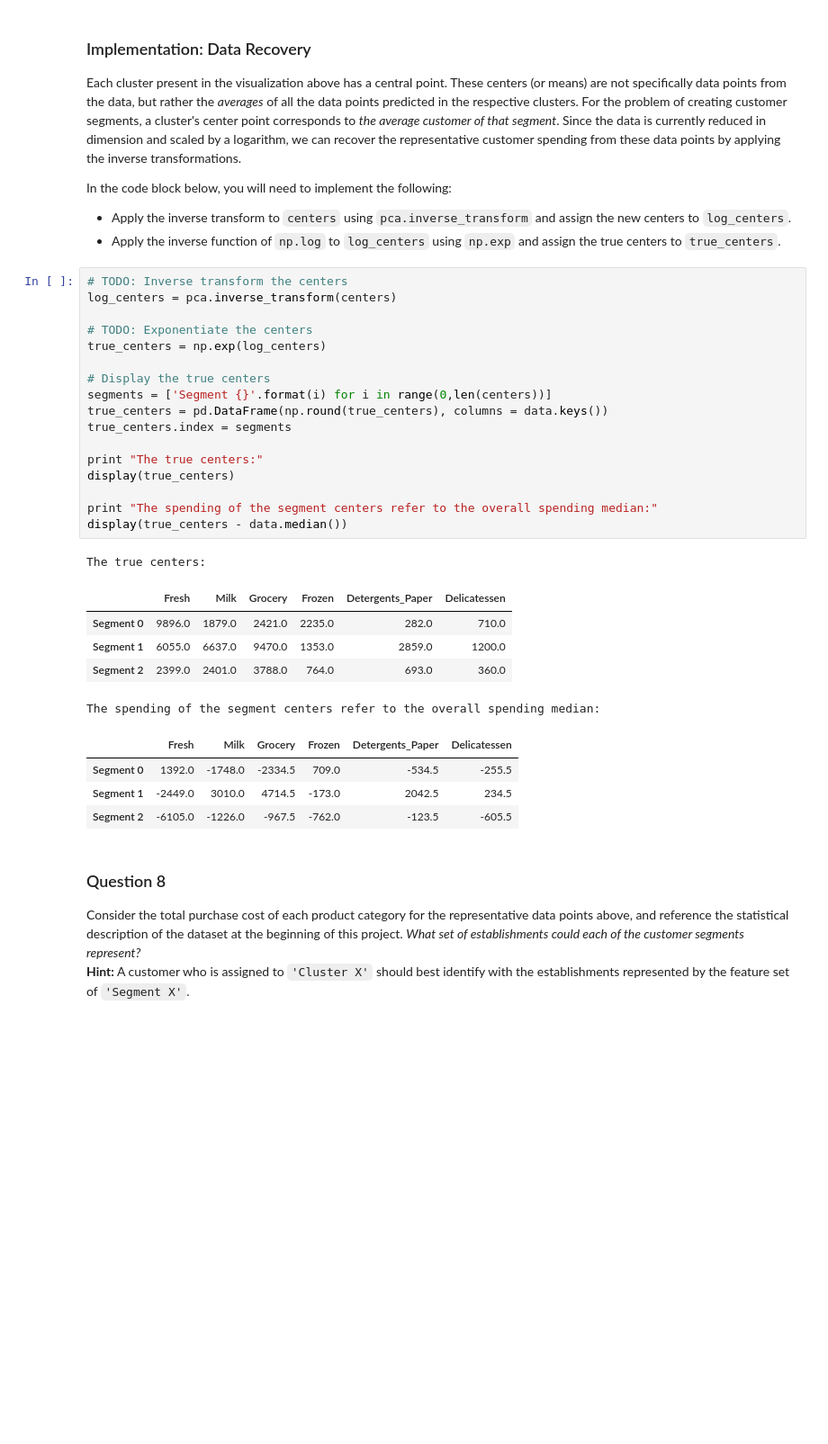
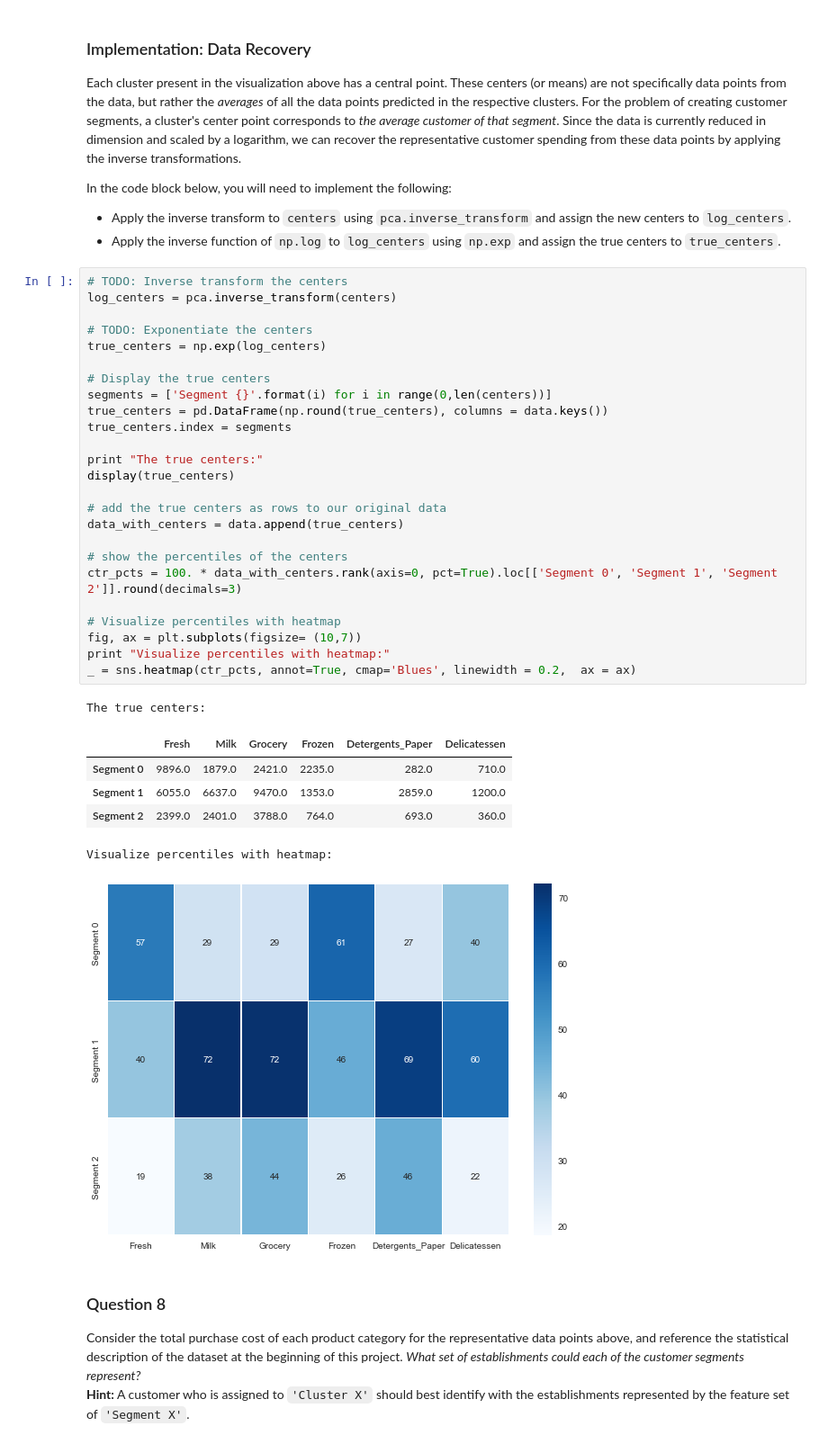
Before and after one commit to gwwang16/Machine-Learning, a Jupyter notebook: Projects/P3-Creating_Customer_Segments/customer_segments.ipynb, the cells around one changed output. Shown: that part at 90% size. Drawn from its saved outputs; the diff is of its cells as text; blank space fills up the shorter version.

```diff
--- a/Projects/P3-Creating_Customer_Segments/customer_segments.ipynb
+++ b/Projects/P3-Creating_Customer_Segments/customer_segments.ipynb
@@ -477,31 +522,36 @@ In the code block below, you will need to implement the following:
 # %%
 # TODO: Inverse transform the centers
 log_centers = pca.inverse_transform(centers)
 
 # TODO: Exponentiate the centers
 true_centers = np.exp(log_centers)
 
 # Display the true centers
 segments = ['Segment {}'.format(i) for i in range(0,len(centers))]
 true_centers = pd.DataFrame(np.round(true_centers), columns = data.keys())
 true_centers.index = segments
 
 print "The true centers:"
 display(true_centers)
 
-print "The spending of the segment centers refer to the overall spending median:"
-display(true_centers - data.median())
+# add the true centers as rows to our original data
+data_with_centers = data.append(true_centers)
+
+# show the percentiles of the centers
+ctr_pcts = 100. * data_with_centers.rank(axis=0, pct=True).loc[['Segment 0', 'Segment 1', 'Segment 2']].round(decimals=3)
+
+# Visualize percentiles with heatmap
+fig, ax = plt.subplots(figsize= (10,7))
+print "Visualize percentiles with heatmap:"
+_ = sns.heatmap(ctr_pcts, annot=True, cmap='Blues', linewidth = 0.2,  ax = ax)
 # %% [output]
 The true centers:
 |  | Fresh | Milk | Grocery | Frozen | Detergents_Paper | Delicatessen |
 | Segment 0 | 9896.0 | 1879.0 | 2421.0 | 2235.0 | 282.0 | 710.0 |
 | Segment 1 | 6055.0 | 6637.0 | 9470.0 | 1353.0 | 2859.0 | 1200.0 |
 | Segment 2 | 2399.0 | 2401.0 | 3788.0 | 764.0 | 693.0 | 360.0 |
-The spending of the segment centers refer to the overall spending median:
+Visualize percentiles with heatmap:
-|  | Fresh | Milk | Grocery | Frozen | Detergents_Paper | Delicatessen |
-| Segment 0 | 1392.0 | -1748.0 | -2334.5 | 709.0 | -534.5 | -255.5 |
-| Segment 1 | -2449.0 | 3010.0 | 4714.5 | -173.0 | 2042.5 | 234.5 |
-| Segment 2 | -6105.0 | -1226.0 | -967.5 | -762.0 | -123.5 | -605.5 |
+[figure, added]
 # %% [markdown]
 ### Question 8
 Consider the total purchase cost of each product category for the representative data points above, and reference the statistical description of the dataset at the beginning of this project. *What set of establishments could each of the customer segments represent?*
```
Also changed, not shown: parts of 16 cells of this notebook, 1 other file.
